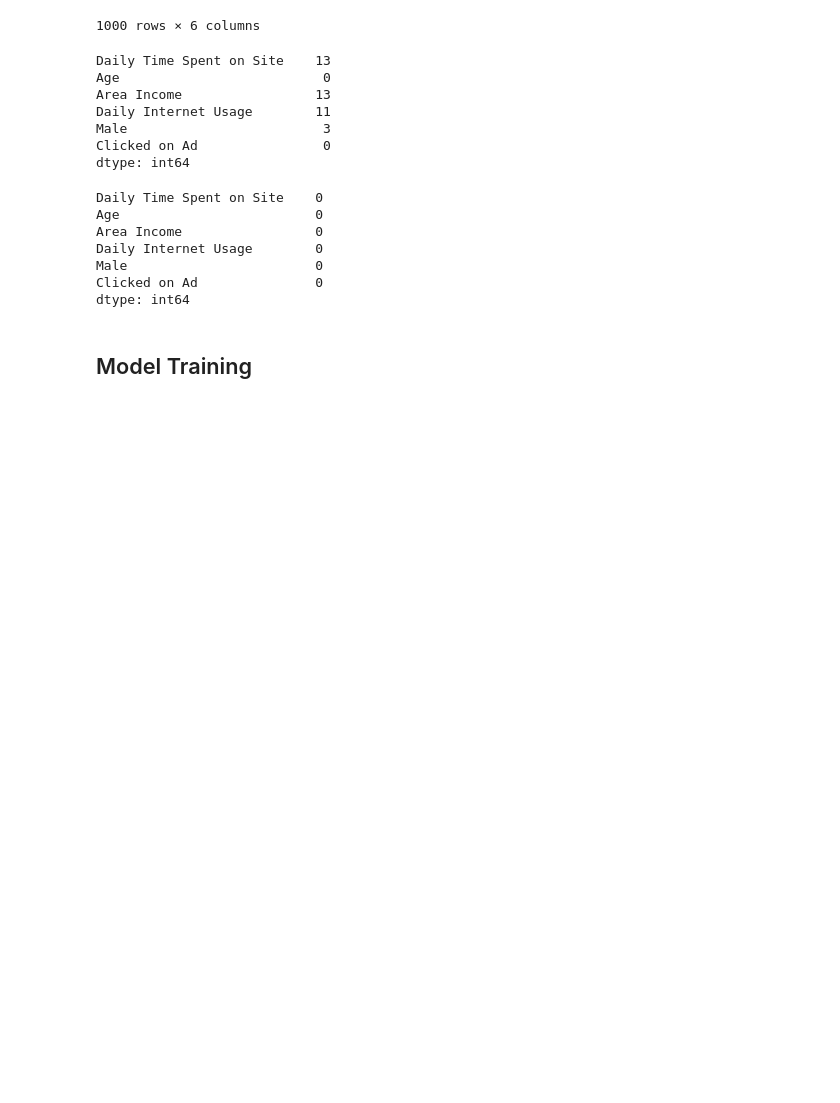
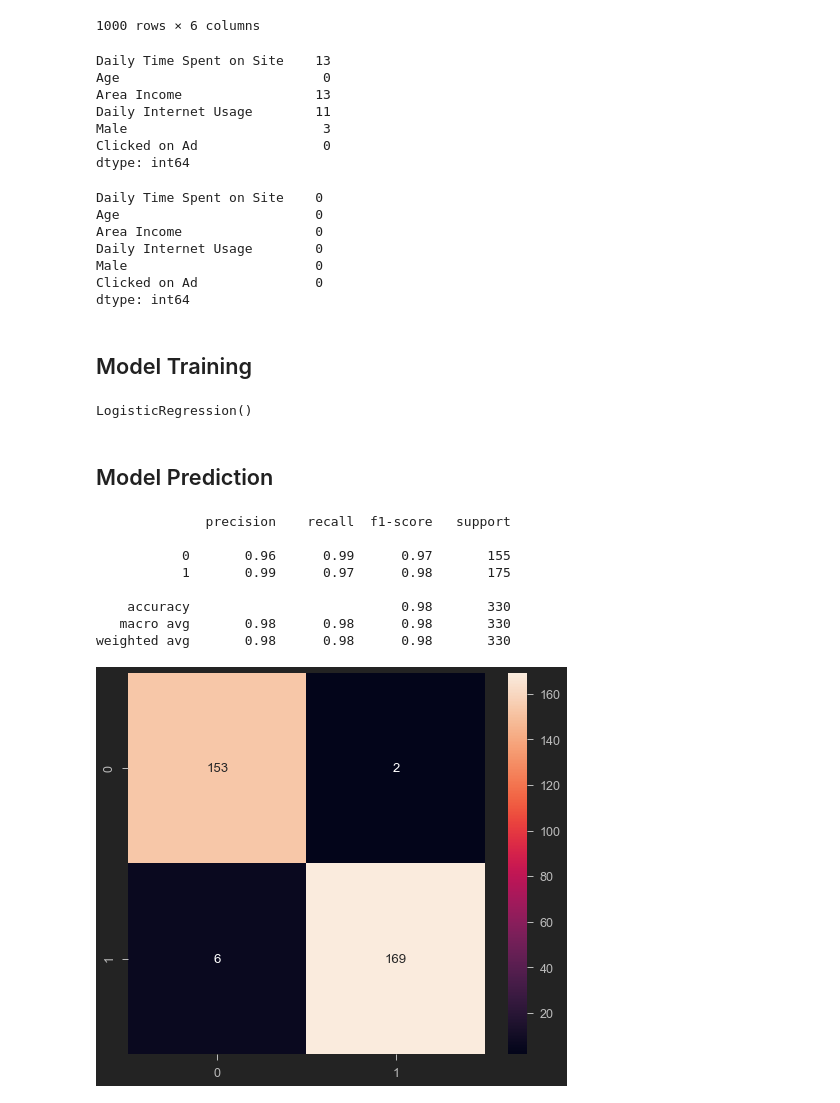
Before and after one commit to ProjectManiacc/Customer_Ad_Clicks_Prediction, a Jupyter notebook: Predicting Customer Add clicks.ipynb, the cells around one changed output. Drawn from its saved outputs; the diff is of its cells as text; code cells hidden in the pictures; blank space fills up the shorter version.

Commit message:
Model Prediction

```diff
--- a/Predicting Customer Add clicks.ipynb
+++ b/Predicting Customer Add clicks.ipynb
@@ -206,4 +208,27 @@ X = sc.fit_transform(X)
 # Splitting the dataset
 X_train, X_test, Y_train, Y_test = train_test_split(X,Y,test_size = 0.33)
 # %%
-# Fitting Logistic Regression to the trai
+# Fitting Logistic Regression to the training set
+model = LogisticRegression()
+model.fit(X_train,Y_train)
+# %% [output]
+LogisticRegression()
+# %% [markdown]
+## Model Prediction
+# %%
+# Predicting values
+y_predict = model.predict(X_test)
+# %%
+# Displaying prediction
+cm = confusion_matrix(Y_test,y_predict)
+sns.heatmap(cm, annot = True, fmt = 'd')
+# %% [output]
+              precision    recall  f1-score   support
+
+           0       0.96      0.99      0.97       155
+           1       0.99      0.97      0.98       175
+
+    accuracy                           0.98       330
+   macro avg       0.98      0.98      0.98       330
+weighted avg       0.98      0.98      0.98       330
+[figure, added]
```
Also changed, not shown: parts of 2 cells of this notebook.
